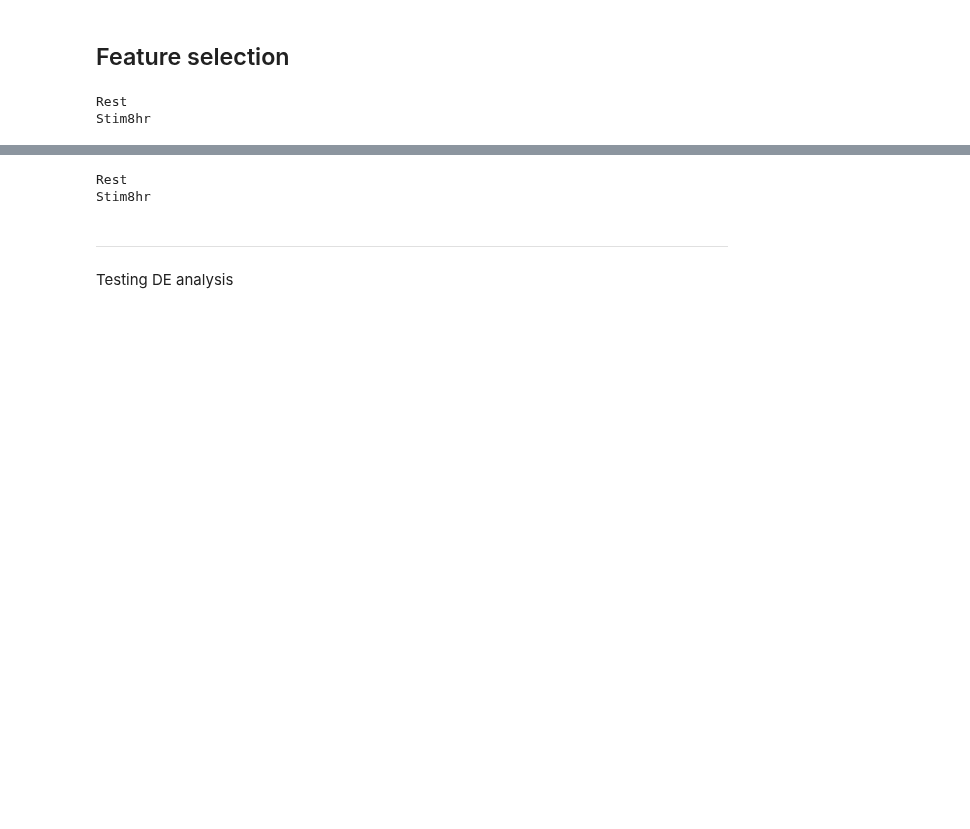
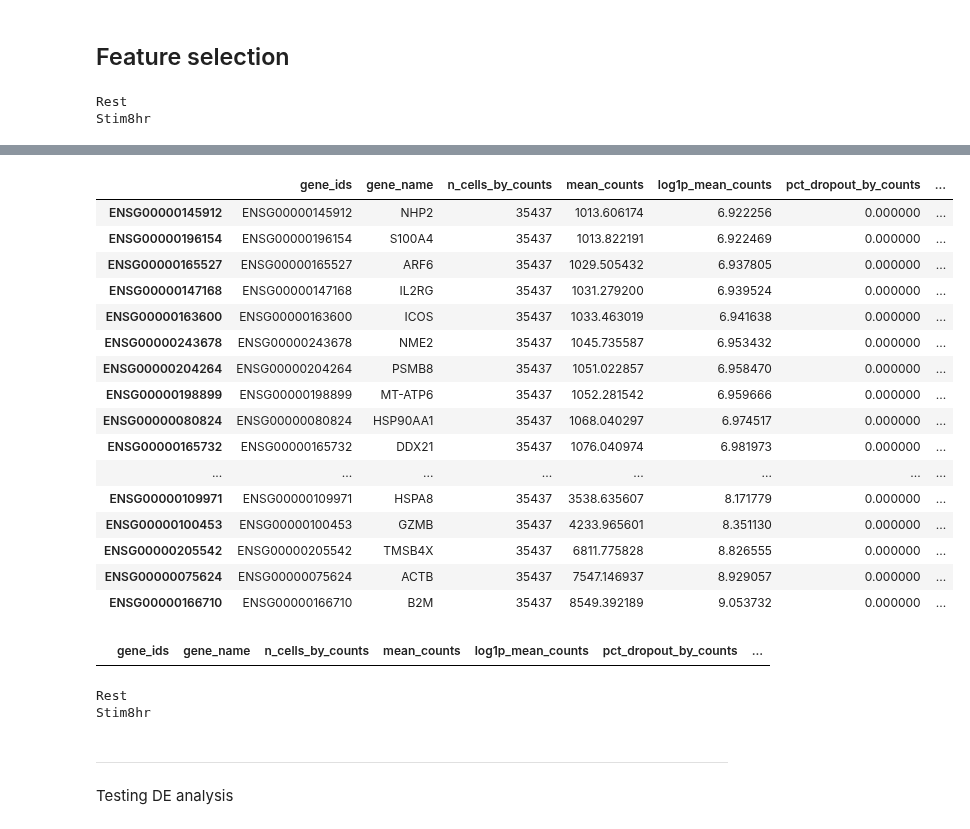
Before and after one commit to emdann/GWT_perturbseq_analysis_2025, a Jupyter notebook: src/3_DE_analysis/prep_DE.ipynb, the cells around one changed output, grey strips where cells are left out. Saved outputs shown, nothing was run; the diff lists cells and outputs as text; code cells hidden in the pictures; blank space fills up the shorter version.

```diff
--- a/src/3_DE_analysis/prep_DE.ipynb
+++ b/src/3_DE_analysis/prep_DE.ipynb
@@ -288,3 +317,27 @@ target2chunk_file.replace('.csv.gz', f'.{c}.csv.gz')
+# %%
+pbulk_adata_cond.var[(pbulk_adata_cond.var['mean_counts'] > highx_min_mean_counts) & (pbulk_adata_cond.var['pct_dropout_by_counts'] < highx_min_pct_dropouts)].sort_values('mean_counts')
+# %% [output]
+|  | gene_ids | gene_name | n_cells_by_counts | mean_counts | log1p_mean_counts | pct_dropout_by_counts | ... |
+| ENSG00000145912 | ENSG00000145912 | NHP2 | 35437 | 1013.606174 | 6.922256 | 0.000000 | ... |
+| ENSG00000196154 | ENSG00000196154 | S100A4 | 35437 | 1013.822191 | 6.922469 | 0.000000 | ... |
+| ENSG00000165527 | ENSG00000165527 | ARF6 | 35437 | 1029.505432 | 6.937805 | 0.000000 | ... |
+| ENSG00000147168 | ENSG00000147168 | IL2RG | 35437 | 1031.279200 | 6.939524 | 0.000000 | ... |
+| ENSG00000163600 | ENSG00000163600 | ICOS | 35437 | 1033.463019 | 6.941638 | 0.000000 | ... |
+| ENSG00000243678 | ENSG00000243678 | NME2 | 35437 | 1045.735587 | 6.953432 | 0.000000 | ... |
+| ENSG00000204264 | ENSG00000204264 | PSMB8 | 35437 | 1051.022857 | 6.958470 | 0.000000 | ... |
+| ENSG00000198899 | ENSG00000198899 | MT-ATP6 | 35437 | 1052.281542 | 6.959666 | 0.000000 | ... |
+| ENSG00000080824 | ENSG00000080824 | HSP90AA1 | 35437 | 1068.040297 | 6.974517 | 0.000000 | ... |
+| ENSG00000165732 | ENSG00000165732 | DDX21 | 35437 | 1076.040974 | 6.981973 | 0.000000 | ... |
+| ... | ... | ... | ... | ... | ... | ... | ... |
+| ENSG00000109971 | ENSG00000109971 | HSPA8 | 35437 | 3538.635607 | 8.171779 | 0.000000 | ... |
+| ENSG00000100453 | ENSG00000100453 | GZMB | 35437 | 4233.965601 | 8.351130 | 0.000000 | ... |
+| ENSG00000205542 | ENSG00000205542 | TMSB4X | 35437 | 6811.775828 | 8.826555 | 0.000000 | ... |
+| ENSG00000075624 | ENSG00000075624 | ACTB | 35437 | 7547.146937 | 8.929057 | 0.000000 | ... |
+| ENSG00000166710 | ENSG00000166710 | B2M | 35437 | 8549.392189 | 9.053732 | 0.000000 | ... |
+# %%
+feature_selection_var[feature_selection_var['gene_name'] == 'IFNG']
+# %% [output]
+|  | gene_ids | gene_name | n_cells_by_counts | mean_counts | log1p_mean_counts | pct_dropout_by_counts | ... |
 # %%
 ## --- SPLIT PERTURBATIONS INTO CHUNKS --- ##
 for c in pbulk_adata.obs['culture_condition'].unique():
```
Also changed, not shown: parts of 20 cells of this notebook.
